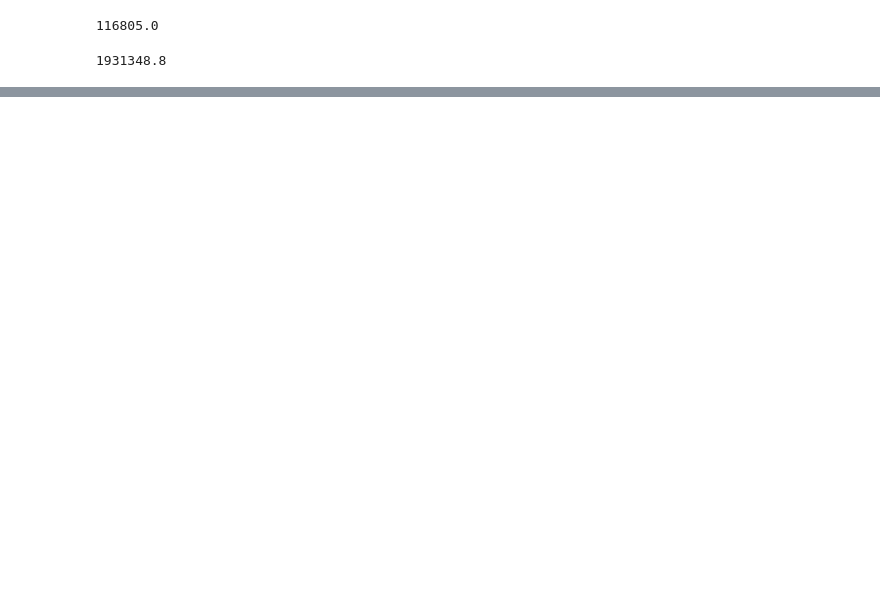
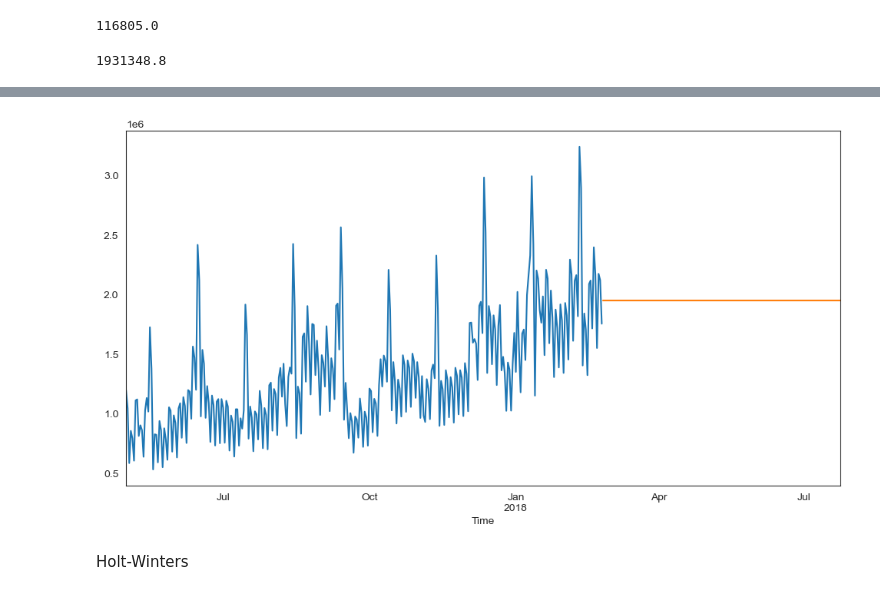
Before and after one commit to emilianodesu/LCD-5Sem-2025-1, a Jupyter notebook: PPCD/T1 Introduccion a ciencia de datos/1.4 Series de tiempo/series_de_tiempo.ipynb, the cells around one changed output, grey strips where cells are left out. Drawn from its saved outputs; the diff is of its cells as text; code cells hidden in the pictures; blank space fills up the shorter version.

```diff
--- a/PPCD/T1 Introduccion a ciencia de datos/1.4 Series de tiempo/series_de_tiempo.ipynb
+++ b/PPCD/T1 Introduccion a ciencia de datos/1.4 Series de tiempo/series_de_tiempo.ipynb
@@ -222,0 +272,15 @@ MAPE = 18.400935365270296
+# %%
+from statsmodels.tsa.api import SimpleExpSmoothing
+def plot_simple_exponential_smoothing(series, alpha):
+    ses1 = SimpleExpSmoothing(series).fit(smoothing_level=alpha, optimized=False)
+    # Pronostico
+    ses2 = ses1.forecast(len(series)/2)
+    series.plot(kind='line', figsize=(12, 6))
+    ses2.plot(kind='line')
+    plt.show()
+# %%
+plot_simple_exponential_smoothing(cur.GEMS_GEMS_SPENT, 0.3)
+# %% [output]
+[figure, added]
+# %% [markdown]
+Holt-Winters
```
Also changed, not shown: parts of 36 cells of this notebook, 3 other files.
